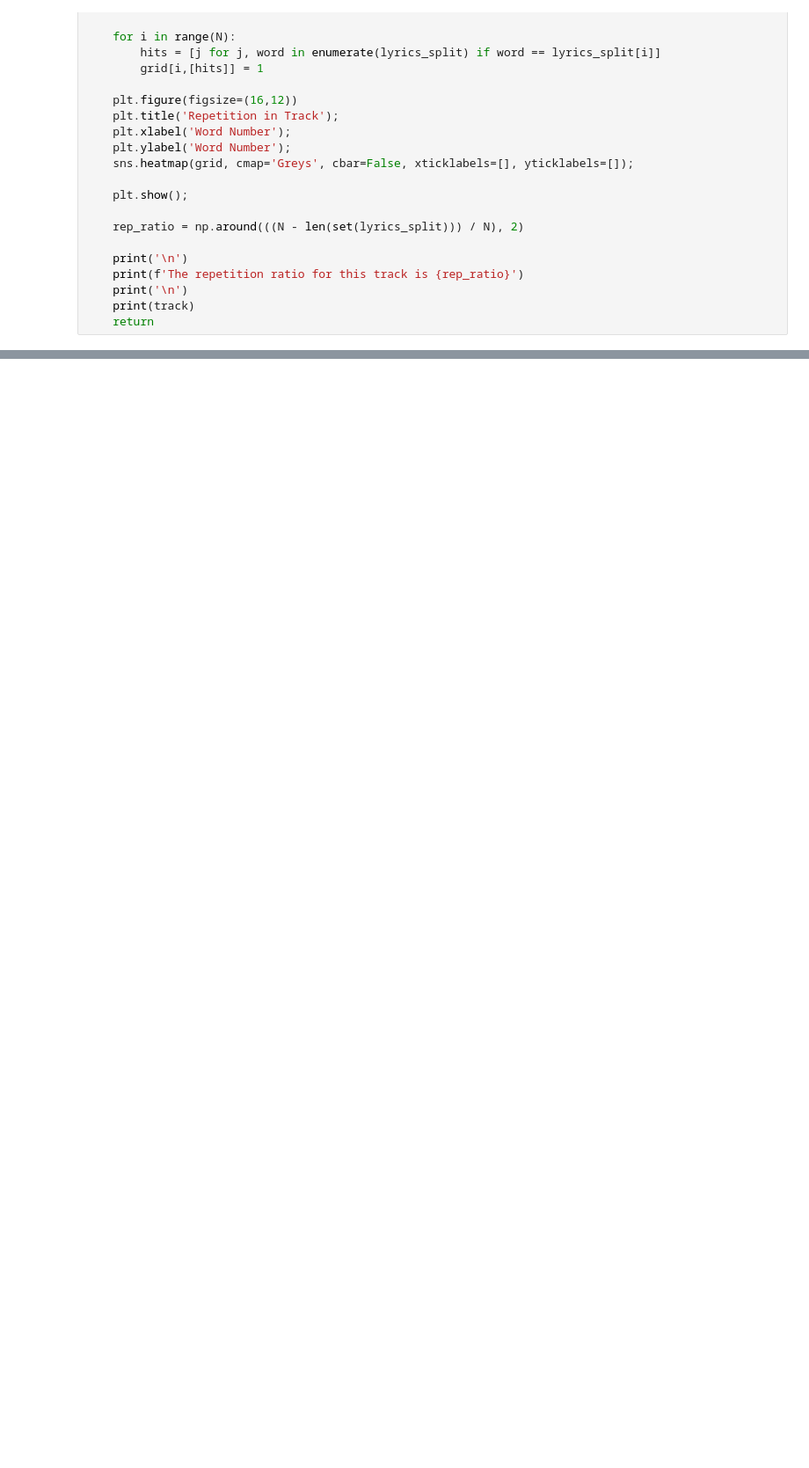
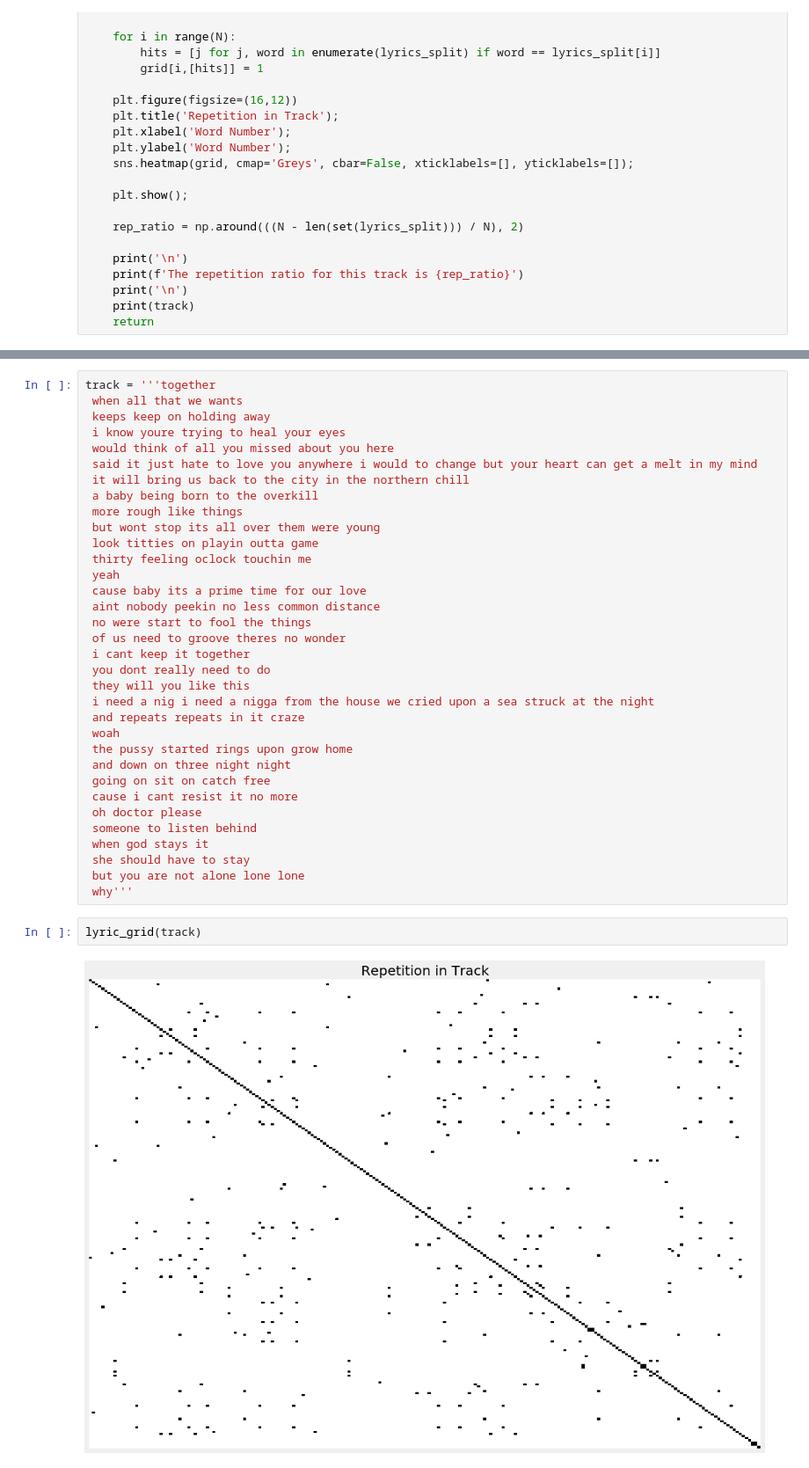
Before and after one commit to csinatra/crooner, a Jupyter notebook: notebooks/04b_modeling.ipynb, the cells around one changed output, grey strips where cells are left out. Shown at 88% size. Saved outputs shown, nothing was run; the diff lists cells and outputs as text; blank space fills up the shorter version.

```diff
--- a/notebooks/04b_modeling.ipynb
+++ b/notebooks/04b_modeling.ipynb
@@ -295,0 +443,38 @@ The repetition ratio for this track is 0.4
+# %%
+track = '''together
+ when all that we wants
+ keeps keep on holding away
+ i know youre trying to heal your eyes
+ would think of all you missed about you here
+ said it just hate to love you anywhere i would to change but your heart can get a melt in my mind
+ it will bring us back to the city in the northern chill
+ a baby being born to the overkill
+ more rough like things
+ but wont stop its all over them were young
+ look titties on playin outta game
+ thirty feeling oclock touchin me
+ yeah
+ cause baby its a prime time for our love
+ aint nobody peekin no less common distance
+ no were start to fool the things
+ of us need to groove theres no wonder
+ i cant keep it together
+ you dont really need to do
+ they will you like this
+ i need a nig i need a nigga from the house we cried upon a sea struck at the night
+ and repeats repeats in it craze
+ woah
+ the pussy started rings upon grow home
+ and down on three night night
+ going on sit on catch free
+ cause i cant resist it no more
+ oh doctor please
+ someone to listen behind
+ when god stays it
+ she should have to stay
+ but you are not alone lone lone
+ why'''
+# %%
+lyric_grid(track)
+# %% [output]
+[figure, added]
```
Also changed, not shown: parts of 48 cells of this notebook, 9 other files.
